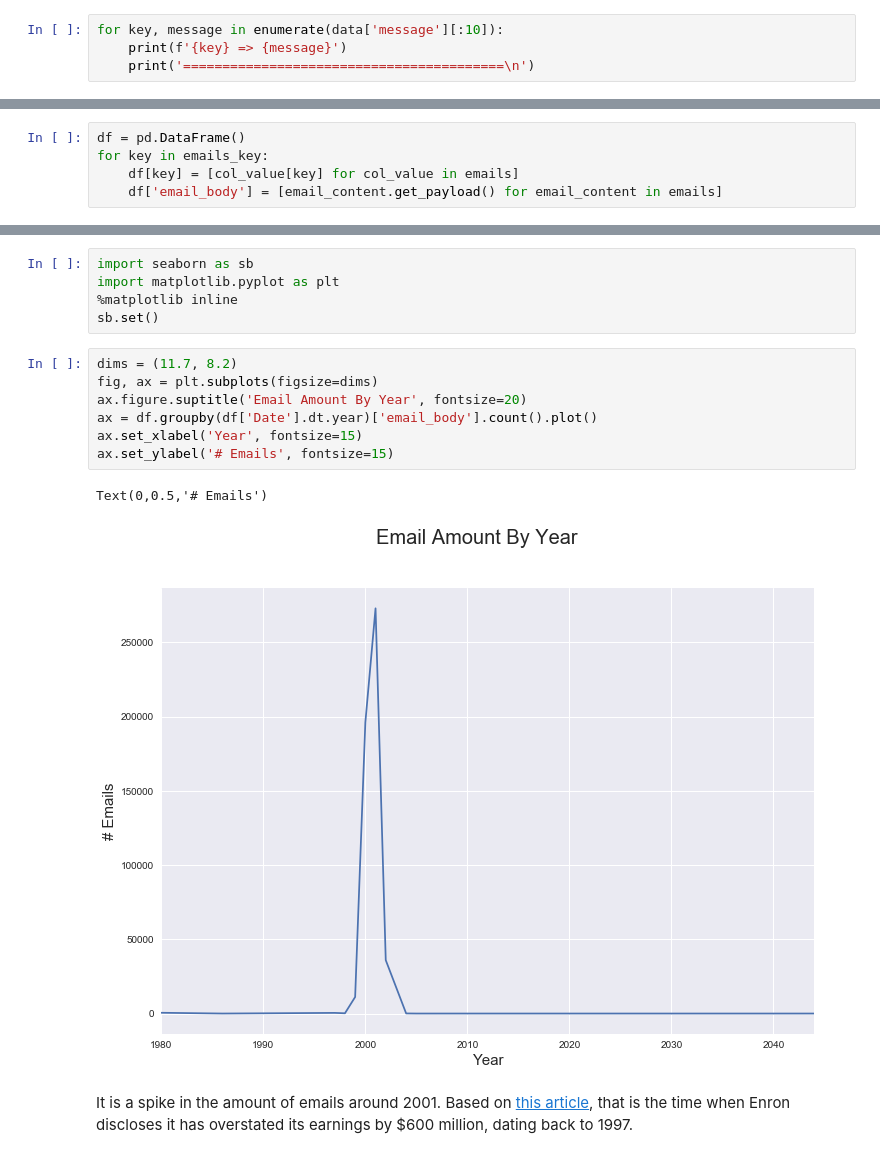
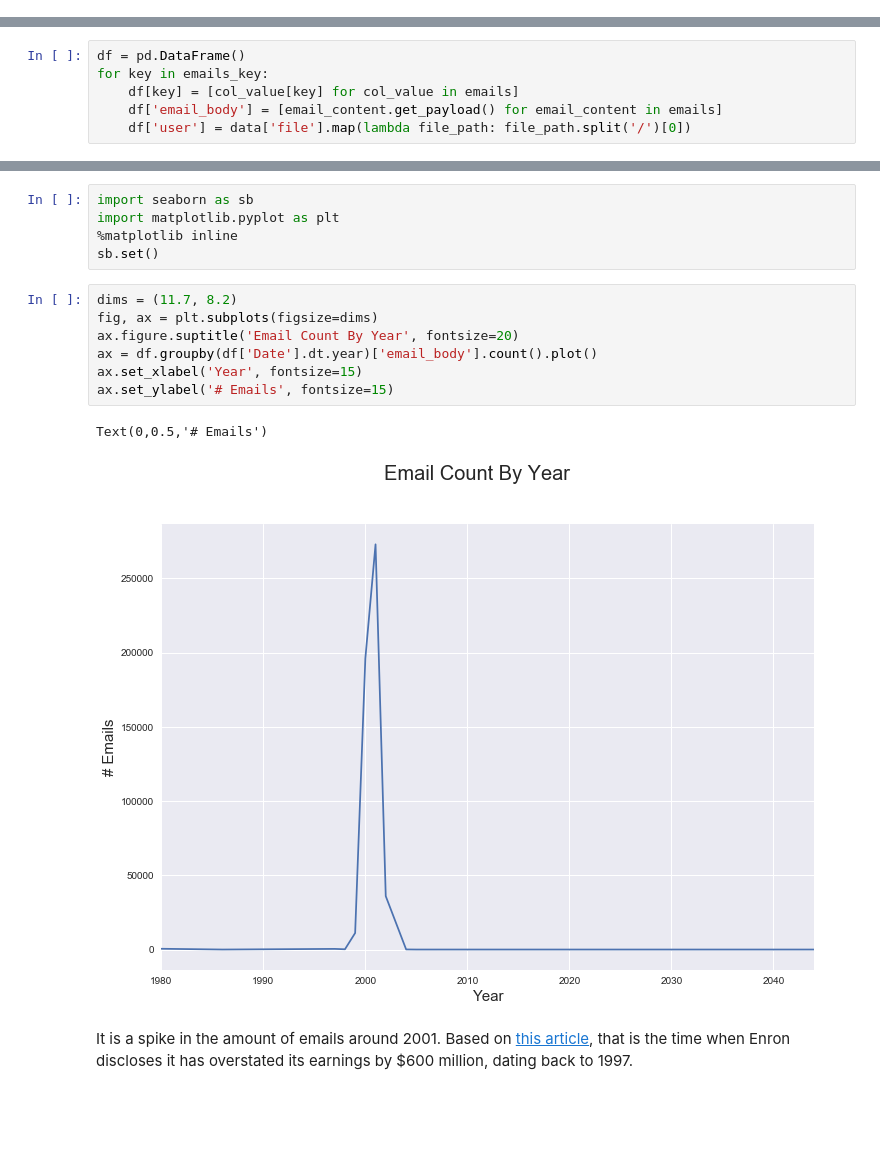
Before and after one commit to ural23/enron, a Jupyter notebook: Enron_Dataset_Analysis.ipynb, the cells around one changed output, grey strips where cells are left out. Cells and saved outputs as stored; diff of their text form; blank space fills up the shorter version.

```diff
--- a/Enron_Dataset_Analysis.ipynb
+++ b/Enron_Dataset_Analysis.ipynb
@@ -49,4 +22,0 @@ For now, I don't see how this data is useful. Probably, if the numbers are some
-# %%
-for key, message in enumerate(data['message'][:10]):
-    print(f'{key} => {message}')
-    print('=========================================\n')
@@ -140,4 +104,5 @@ df = pd.DataFrame()
 for key in emails_key:
     df[key] = [col_value[key] for col_value in emails]
     df['email_body'] = [email_content.get_payload() for email_content in emails]
+    df['user'] = data['file'].map(lambda file_path: file_path.split('/')[0])
 # %%
@@ -177,12 +130,12 @@ sb.set()
 # %%
 dims = (11.7, 8.2)
 fig, ax = plt.subplots(figsize=dims)
-ax.figure.suptitle('Email Amount By Year', fontsize=20)
+ax.figure.suptitle('Email Count By Year', fontsize=20)
 ax = df.groupby(df['Date'].dt.year)['email_body'].count().plot()
 ax.set_xlabel('Year', fontsize=15)
 ax.set_ylabel('# Emails', fontsize=15)
 # %% [output]
 Text(0,0.5,'# Emails')
-[figure, old version]
+[figure, new version]
 # %% [markdown]
 It is a spike in the amount of emails around 2001. Based on [this article](http://www.corpwatch.org/article.php?id=2278), that is the time when Enron discloses it has overstated its earnings by $600 million, dating back to 1997.
```
Also changed, not shown: parts of 28 cells of this notebook.
